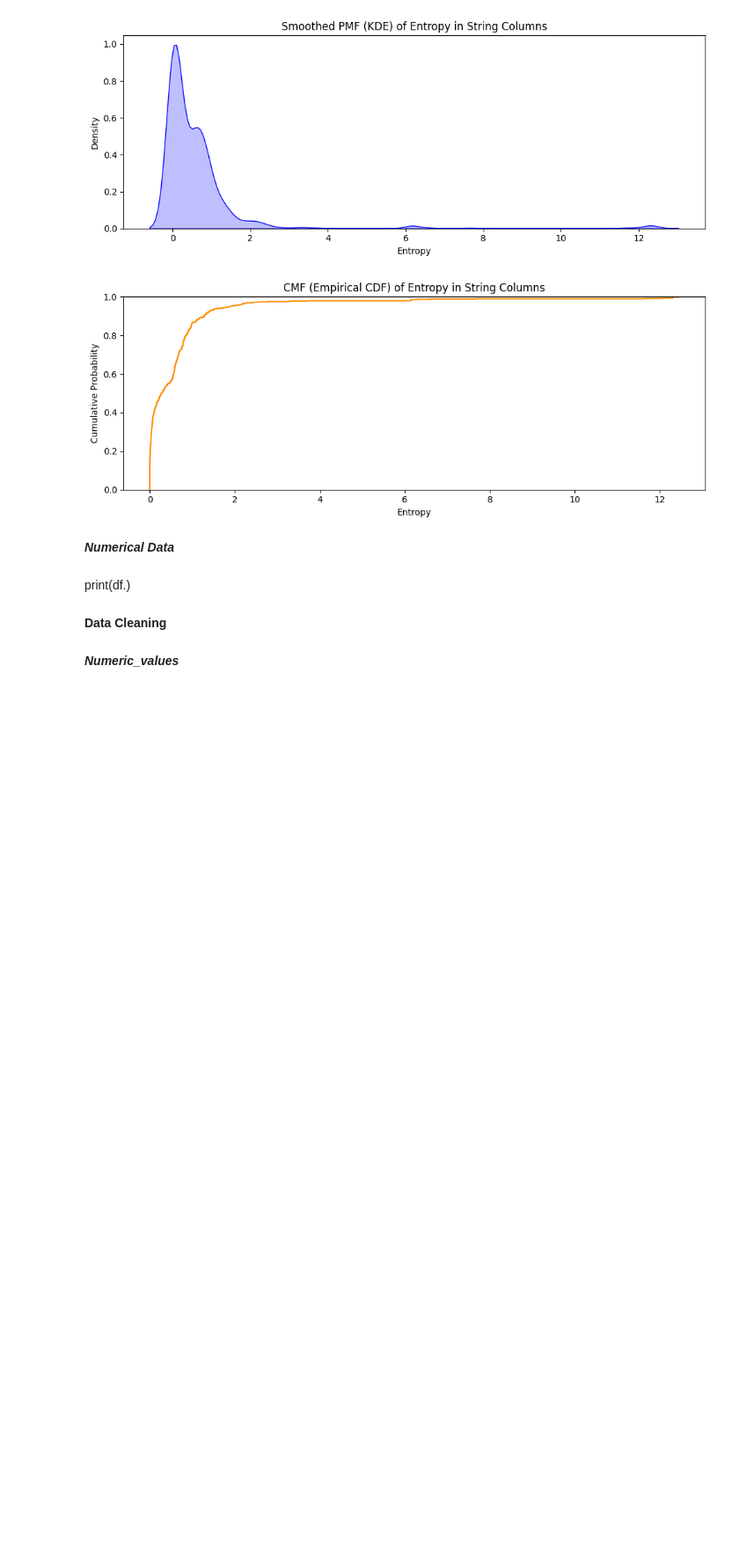
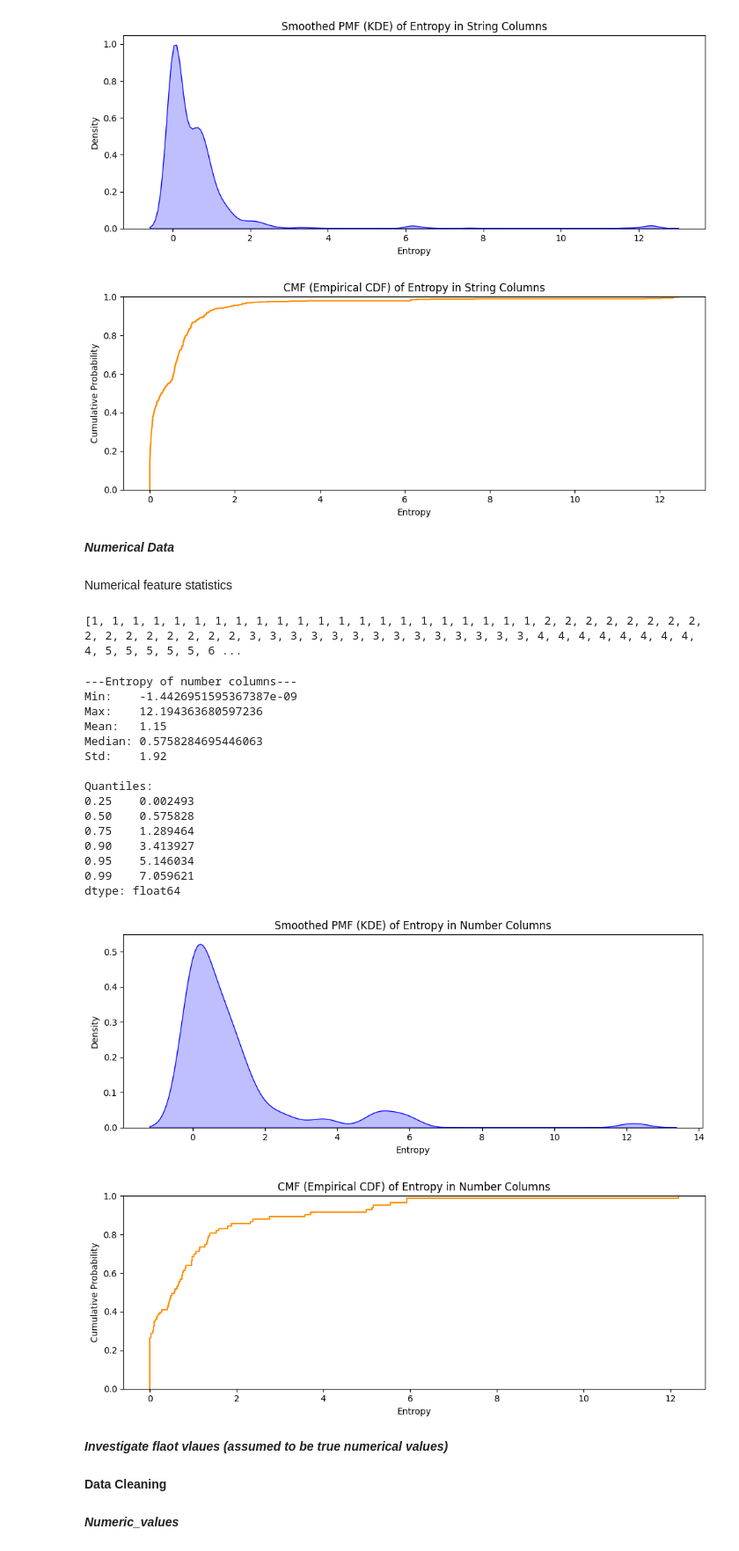
Before and after one commit to metropolisjenensis/Probabilistic-Machine-Learning_lecture-PROJECTS, a Jupyter notebook: projects/05-2F_XXXX_health_surveys_mx/project/data_pipeline.ipynb, the cells around one changed output. Shown at 88% size. Cells and saved outputs as stored; diff of their text form; code cells hidden in the pictures; blank space fills up the shorter version.

```diff
--- a/projects/05-2F_XXXX_health_surveys_mx/project/data_pipeline.ipynb
+++ b/projects/05-2F_XXXX_health_surveys_mx/project/data_pipeline.ipynb
@@ -338,4 +338,73 @@ dtype: float64
 # %% [markdown]
 ***Numerical Data***
 # %% [markdown]
-print(df.)
+Numerical feature statistics
+# %%
+numerical_df = df.select_dtypes(include=['number'])
+print(sorted(numerical_df.nunique()))
+# %% [output]
+[1, 1, 1, 1, 1, 1, 1, 1, 1, 1, 1, 1, 1, 1, 1, 1, 1, 1, 1, 1, 1, 1, 2, 2, 2, 2, 2, 2, 2, 2, 2, 2, 2, 2, 2, 2, 2, 2, 3, 3, 3, 3, 3, 3, 3, 3, 3, 3, 3, 3, 3, 3, 4, 4, 4, 4, 4, 4, 4, 4, 4, 5, 5, 5, 5, 5, 6 ...
+# %%
+print("\n---Entropy of number columns---")
+# Compute entropy per column
+entropy_values = numerical_df.apply(compute_entropy).sort_values(ascending=False)
+
+# Display
+print(f"Min:    {entropy_values.min()}")
+print(f"Max:    {entropy_values.max()}")
+print(f"Mean:   {entropy_values.mean():.2f}")
+print(f"Median: {entropy_values.median()}")
+print(f"Std:    {entropy_values.std():.2f}")
+
+quantiles = entropy_values.quantile([0.25, 0.5, 0.75, 0.9, 0.95, 0.99])
+print("\nQuantiles:")
+print(quantiles)
+
+# Convert to Series if not already
+entropy_series = pd.Series(entropy_values)
+
+# Calculate PMF: frequency normalized
+pmf = entropy_series.value_counts(normalize=True).sort_index()
+
+# Calculate CMF: cumulative sum of PMF
+cmf = pmf.cumsum()
+
+# Assume entropy_values is a pandas Series or list
+
+# --- Continuous PMF approximation using KDE ---
+plt.figure(figsize=(10, 4))
+sns.kdeplot(entropy_values, bw_adjust=0.5, fill=True, color="blue")
+plt.title("Smoothed PMF (KDE) of Entropy in Number Columns")
+plt.xlabel("Entropy")
+plt.ylabel("Density")
+plt.tight_layout()
+plt.show()
+
+# --- Continuous CMF plot (Empirical CDF) ---
+plt.figure(figsize=(10, 4))
+sns.ecdfplot(entropy_values, color="darkorange")
+plt.title("CMF (Empirical CDF) of Entropy in Number Columns")
+plt.xlabel("Entropy")
+plt.ylabel("Cumulative Probability")
+plt.tight_layout()
+plt.show()
+# %% [output]
+---Entropy of number columns---
+Min:    -1.4426951595367387e-09
+Max:    12.194363680597236
+Mean:   1.15
+Median: 0.5758284695446063
+Std:    1.92
+
+Quantiles:
+0.25    0.002493
+0.50    0.575828
+0.75    1.289464
+0.90    3.413927
+0.95    5.146034
+0.99    7.059621
+dtype: float64
+[figure, added]
+[figure, added]
+# %% [markdown]
+***Investigate flaot vlaues (assumed to be true numerical values)***
```
Also changed, not shown: parts of 22 cells of this notebook, 8 other files.
